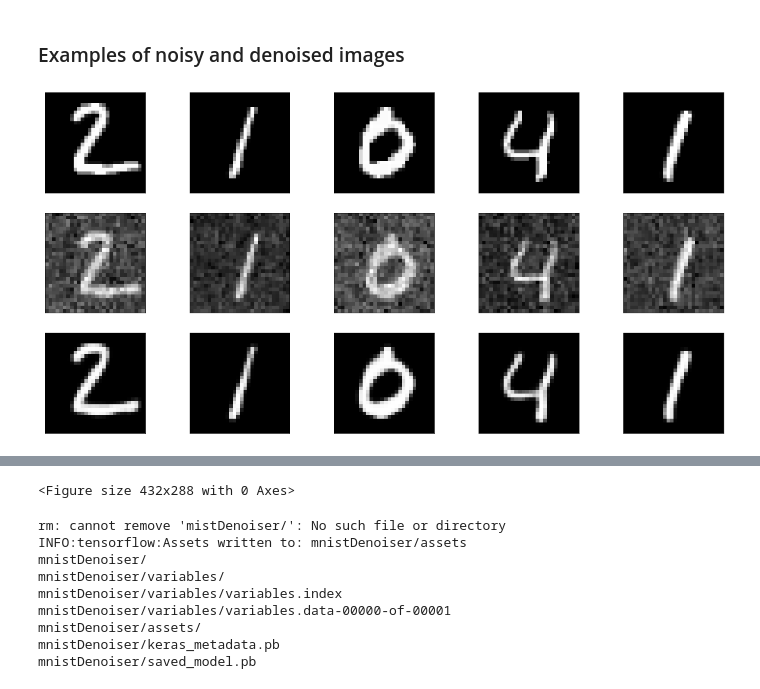
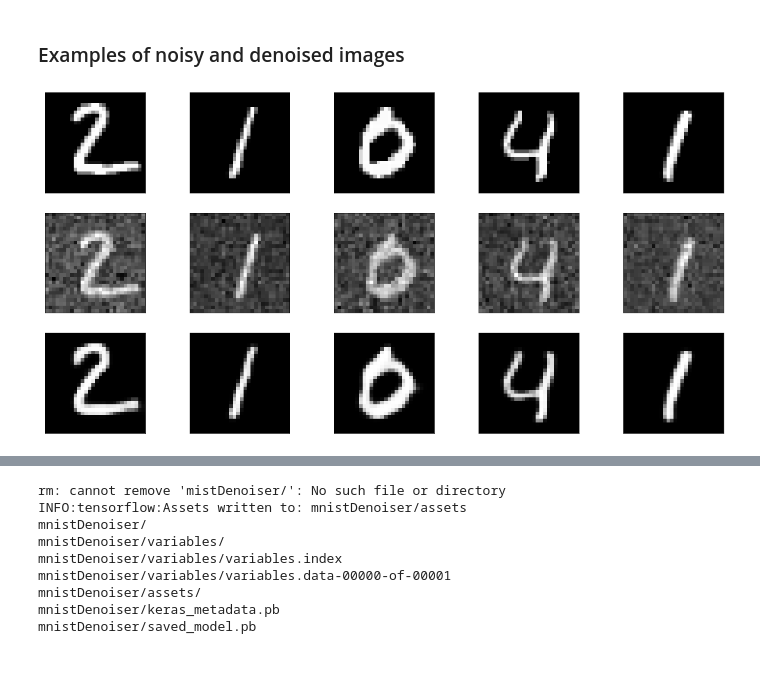
Before and after one commit to djbrady/CNNprocessing, a Jupyter notebook: rays/codeApertureImaging.ipynb, the cells around one changed output, grey strips where cells are left out. Drawn from its saved outputs; the diff is of its cells as text; code cells hidden in the pictures.

```diff
--- a/rays/codeApertureImaging.ipynb
+++ b/rays/codeApertureImaging.ipynb
@@ -343,24 +338,23 @@ Epoch 10/10
 # %%
 n = 5
 plt.figure(figsize=(20, 10))
 for i in range(1, n + 1):
     ax = plt.subplot(3, n, i)
     plt.imshow(x_test[i].reshape(28, 28))
     plt.gray()
     ax.get_xaxis().set_visible(False)
     ax.get_yaxis().set_visible(False)
     ax = plt.subplot(3, n, n+i)
     plt.imshow(g_test[i].reshape(28, 28))
     plt.gray()
     ax.get_xaxis().set_visible(False)
     ax.get_yaxis().set_visible(False)
     ax = plt.subplot(3, n, 2*n+i)
     plt.imshow(autoencoder.predict(g_test[i:i+1,:,:,:])[0,:,:,0])
     plt.gray()
     ax.get_xaxis().set_visible(False)
     ax.get_yaxis().set_visible(False)
-plt.show()
-plt.savefig('muraCodedApertureNeuralDenoise.pdf')
-files.download('muraCodedApertureNeuralDenoise.pdf')
+#plt.savefig('muraCodedApertureNeuralDenoise.pdf')
+#files.download('muraCodedApertureNeuralDenoise.pdf')
 # %% [output]
-[figure, old version]
+[figure, new version]
@@ -369,4 +361,3 @@ files.download('muraCodedApertureNeuralDenoise.pdf')
-<Figure size 432x288 with 0 Axes>
 # %%
 !rm -r mistDenoiser/
 autoencoder.save("mnistDenoiser")
```
Also changed, not shown: parts of 9 cells of this notebook.
